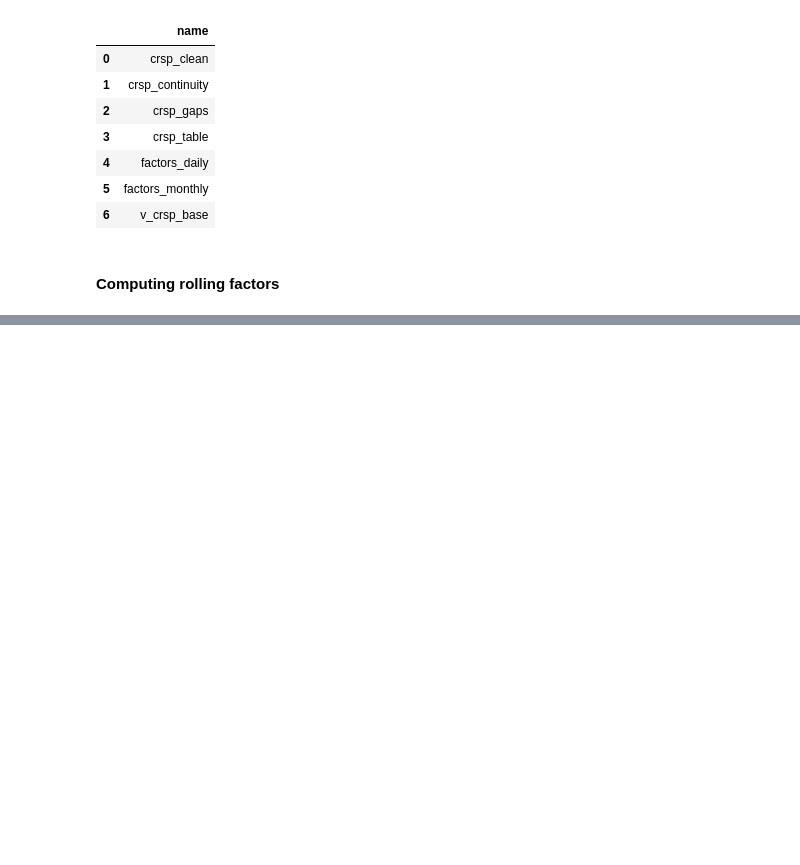
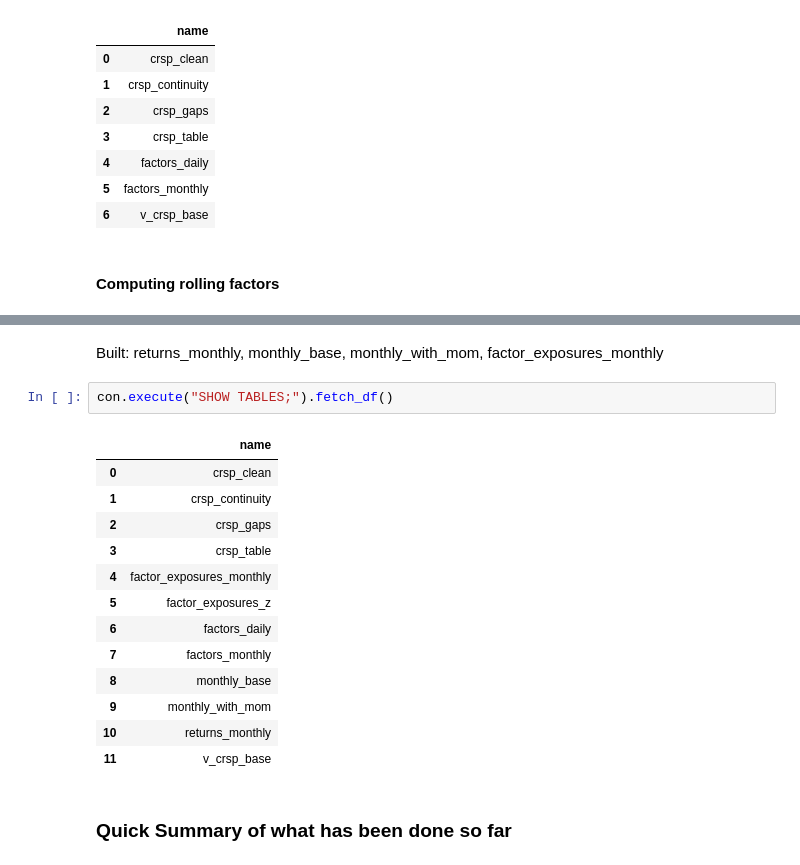
Before and after one commit to Laurier-Fintech/multi-factor-models, a Jupyter notebook: armaan_workspace/research.ipynb, the cells around one changed output, grey strips where cells are left out. Cells and saved outputs as stored; diff of their text form; blank space fills up the shorter version.

```diff
--- a/armaan_workspace/research.ipynb
+++ b/armaan_workspace/research.ipynb
@@ -347,0 +519,20 @@ con.execute("SHOW TABLES;").fetchdf()
+# %% [markdown]
+Built: returns_monthly, monthly_base, monthly_with_mom, factor_exposures_monthly
+# %%
+con.execute("SHOW TABLES;").fetch_df()
+# %% [output]
+|  | name |
+| 0 | crsp_clean |
+| 1 | crsp_continuity |
+| 2 | crsp_gaps |
+| 3 | crsp_table |
+| 4 | factor_exposures_monthly |
+| 5 | factor_exposures_z |
+| 6 | factors_daily |
+| 7 | factors_monthly |
+| 8 | monthly_base |
+| 9 | monthly_with_mom |
+| 10 | returns_monthly |
+| 11 | v_crsp_base |
+# %% [markdown]
+### Quick Summary of what has been done so far
```
Also changed, not shown: parts of 19 cells of this notebook, 1 other file.
